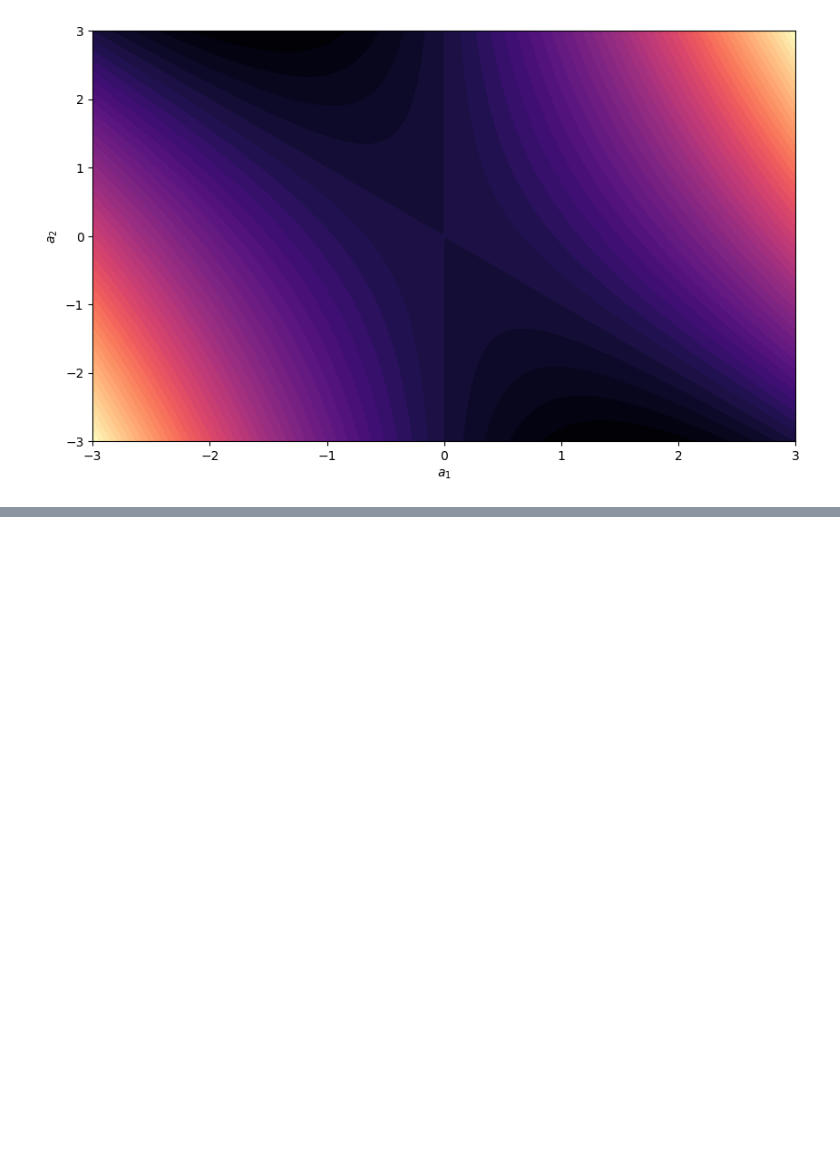
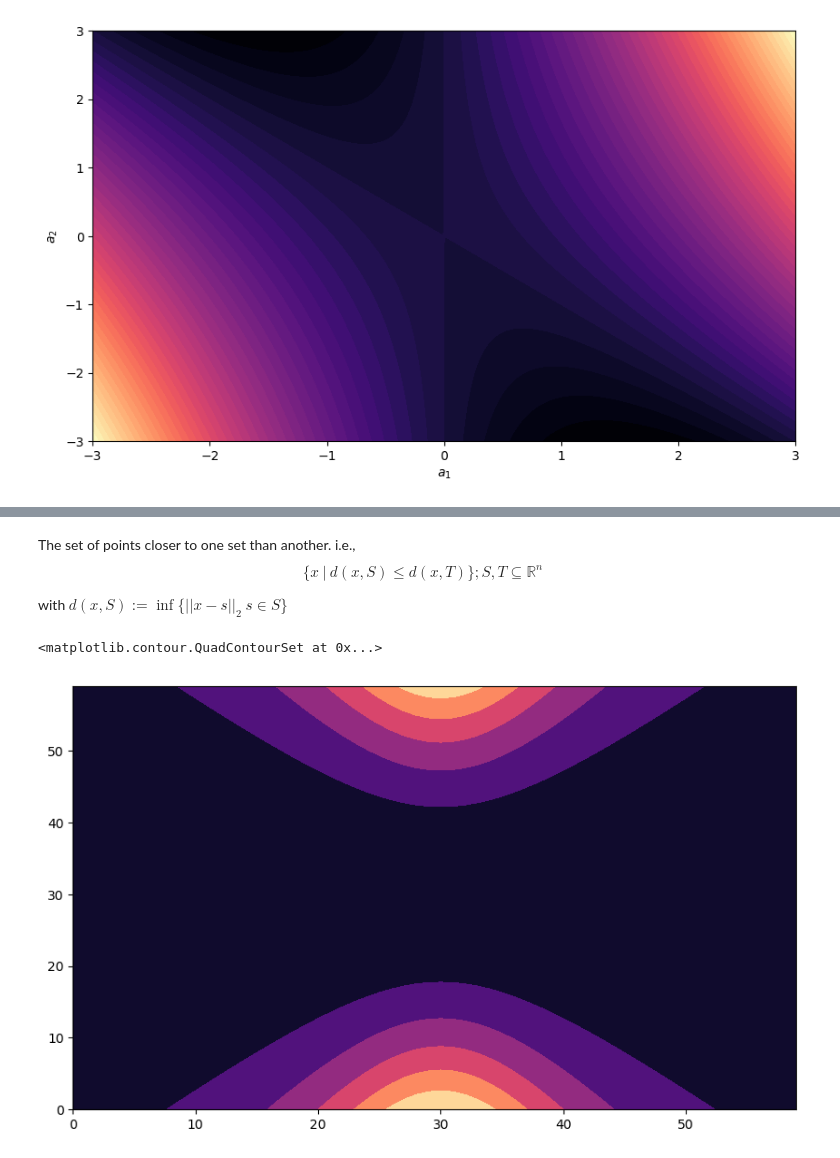
Before and after one commit to gerdm/machine_learning, a Jupyter notebook: convex_optimization/week2_notes.ipynb, the cells around one changed output, grey strips where cells are left out. Saved outputs shown, nothing was run; the diff lists cells and outputs as text; code cells hidden in the pictures; blank space fills up the shorter version.

```diff
--- a/convex_optimization/week2_notes.ipynb
+++ b/convex_optimization/week2_notes.ipynb
@@ -178,0 +212,15 @@ plt.ylabel("$a_2$");
+# %% [markdown]
+The set of points closer to one set than another. i.e.,
+$$
+    \{x \ | \ d(x, S) \leq d(x, T)\}; S, T \subseteq \mathbb{R}^n
+$$
+
+with $d(x, S) := \inf\{||x - s||_2 \ s \in S\}$
+# %%
+x1, x2 = np.mgrid[-3:3:0.1, -3:3:0.1]
+T = x1**2 / (x2**2 + 1)
+
+plt.contourf(T)
+# %% [output]
+<matplotlib.contour.QuadContourSet at 0x...>
+[figure, added]
```
Also changed, not shown: parts of 7 cells of this notebook.
